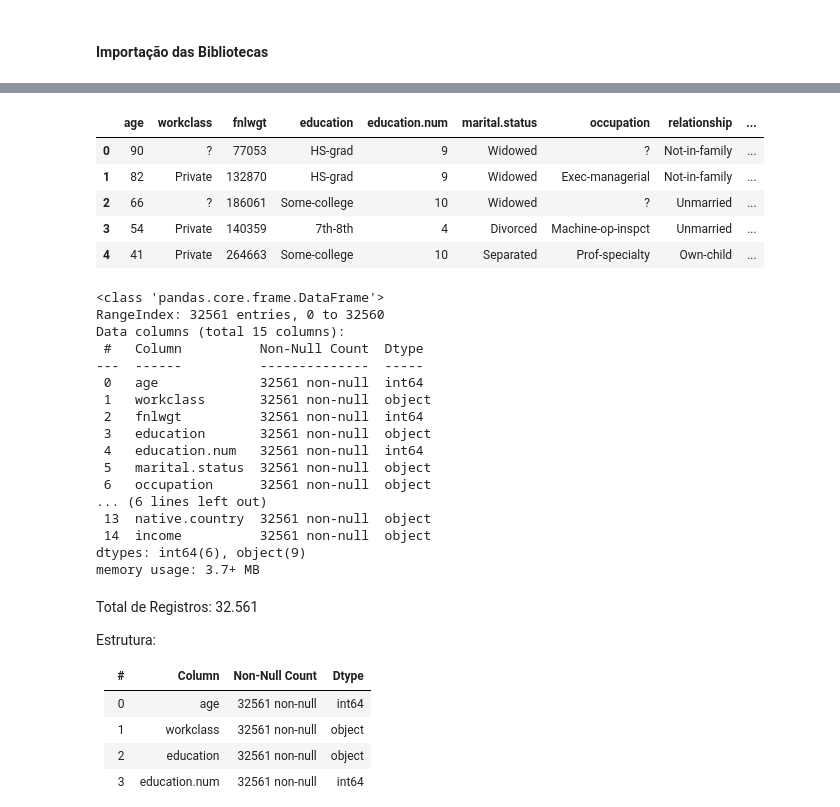
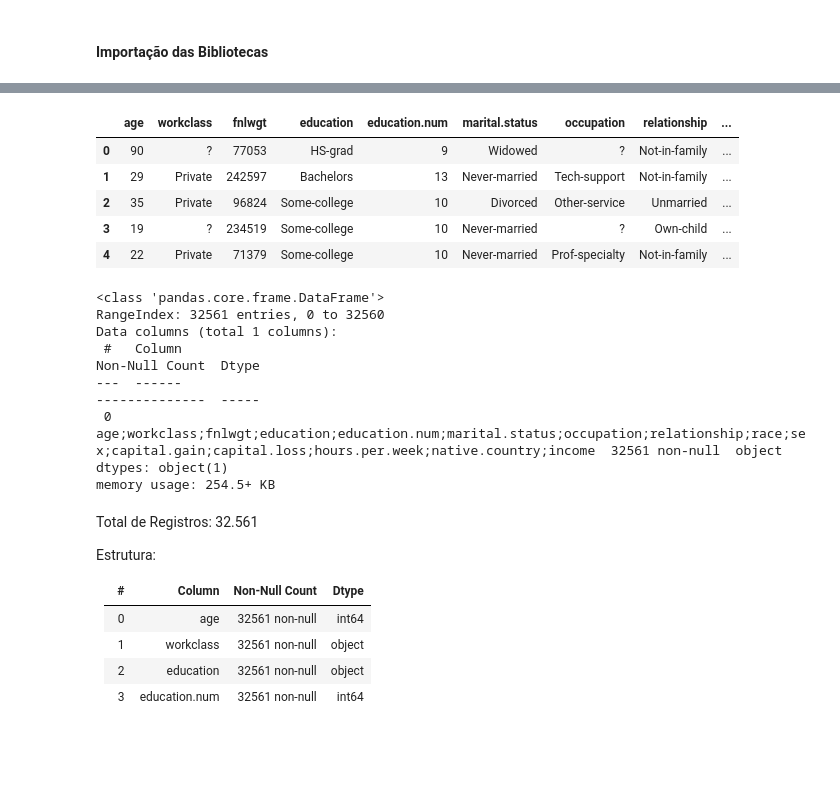
Before and after one commit to lincolngmc/caixaVersoGrupo5Modulo2, a Jupyter notebook: analise_adult_income_final.ipynb, the cells around one changed output, grey strips where cells are left out. Cells and saved outputs as stored; diff of their text form; code cells hidden in the pictures; blank space fills up the shorter version.

```diff
--- a/analise_adult_income_final.ipynb
+++ b/analise_adult_income_final.ipynb
@@ -139,45 +139,37 @@ Requirement already satisfied: six>=1.5 in /usr/local/lib/python3.12/dist-packag
 # %%
 import pandas as pd
 import numpy as np
 import matplotlib.pyplot as plt
 import seaborn as sns
 from sklearn.preprocessing import LabelEncoder
 
 from sklearn.preprocessing import StandardScaler
 from sklearn.decomposition import PCA
 
 from statsmodels.stats.outliers_influence import variance_inflation_factor
 import statsmodels.api as sm
 
-df = pd.read_csv("/content/adult_census_income.csv", sep=';')
+
+df = pd.read_csv("/content/adult_census_income.csv")
 df.head()
 # %% [output]
 |  | age | workclass | fnlwgt | education | education.num | marital.status | occupation | relationship | ... |
 | 0 | 90 | ? | 77053 | HS-grad | 9 | Widowed | ? | Not-in-family | ... |
-| 1 | 82 | Private | 132870 | HS-grad | 9 | Widowed | Exec-managerial | Not-in-family | ... |
-| 2 | 66 | ? | 186061 | Some-college | 10 | Widowed | ? | Unmarried | ... |
-| 3 | 54 | Private | 140359 | 7th-8th | 4 | Divorced | Machine-op-inspct | Unmarried | ... |
-| 4 | 41 | Private | 264663 | Some-college | 10 | Separated | Prof-specialty | Own-child | ... |
+| 1 | 29 | Private | 242597 | Bachelors | 13 | Never-married | Tech-support | Not-in-family | ... |
+| 2 | 35 | Private | 96824 | Some-college | 10 | Divorced | Other-service | Unmarried | ... |
+| 3 | 19 | ? | 234519 | Some-college | 10 | Never-married | ? | Own-child | ... |
+| 4 | 22 | Private | 71379 | Some-college | 10 | Never-married | Prof-specialty | Not-in-family | ... |
 # %%
 df.info()
 # %% [output]
 <class 'pandas.core.frame.DataFrame'>
 RangeIndex: 32561 entries, 0 to 32560
-Data columns (total 15 columns):
- #   Column          Non-Null Count  Dtype
----  ------          --------------  -----
- 0   age             32561 non-null  int64
- 1   workclass       32561 non-null  object
- 2   fnlwgt          32561 non-null  int64
- 3   education       32561 non-null  object
- 4   education.num   32561 non-null  int64
- 5   marital.status  32561 non-null  object
- 6   occupation      32561 non-null  object
-... (6 lines left out)
- 13  native.country  32561 non-null  object
- 14  income          32561 non-null  object
-dtypes: int64(6), object(9)
-memory usage: 3.7+ MB
+Data columns (total 1 columns):
+ #   Column                                                                                                                                                       Non-Null Count  Dtype
+---  ------                                                                                                                                                       --------------  -----
+ 0   age;workclass;fnlwgt;education;education.num;marital.status;occupation;relationship;race;sex;capital.gain;capital.loss;hours.per.week;native.country;income  32561 non-null  object
+dtypes: object(1)
+memory usage: 254.5+ KB
 # %% [markdown]
 Total de Registros: 32.561
 
```
Also changed, not shown: parts of 40 cells of this notebook, 1 other file.
